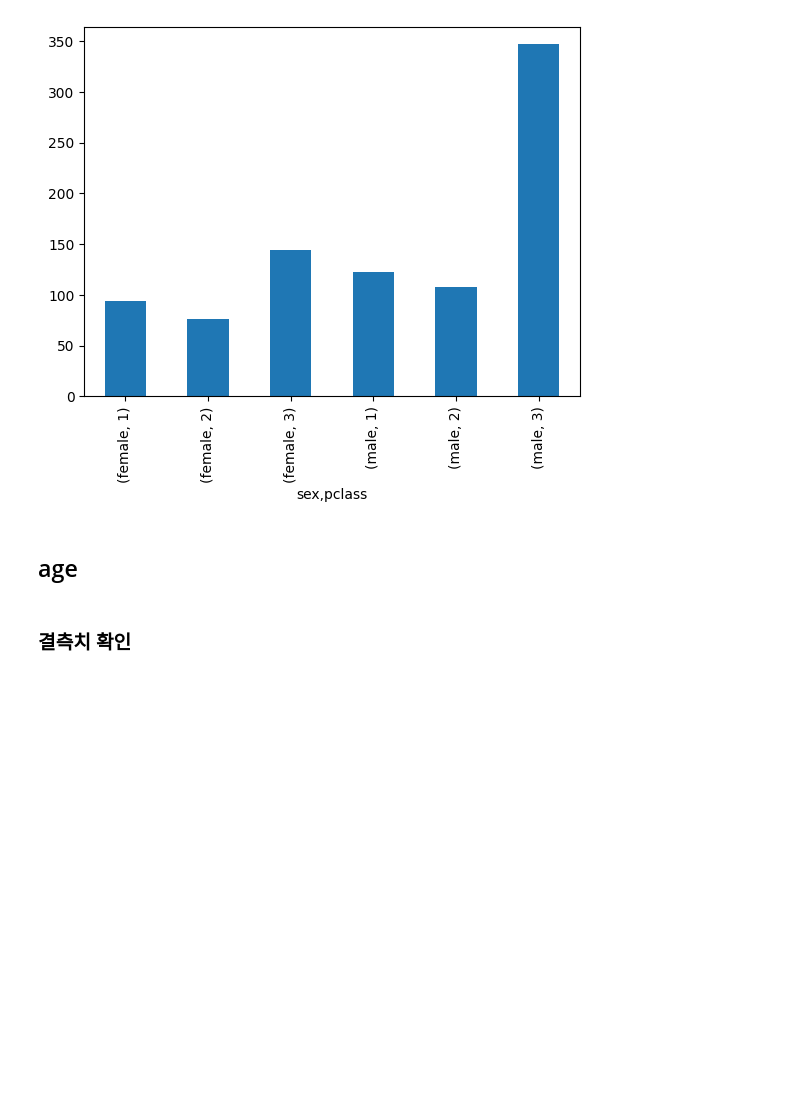
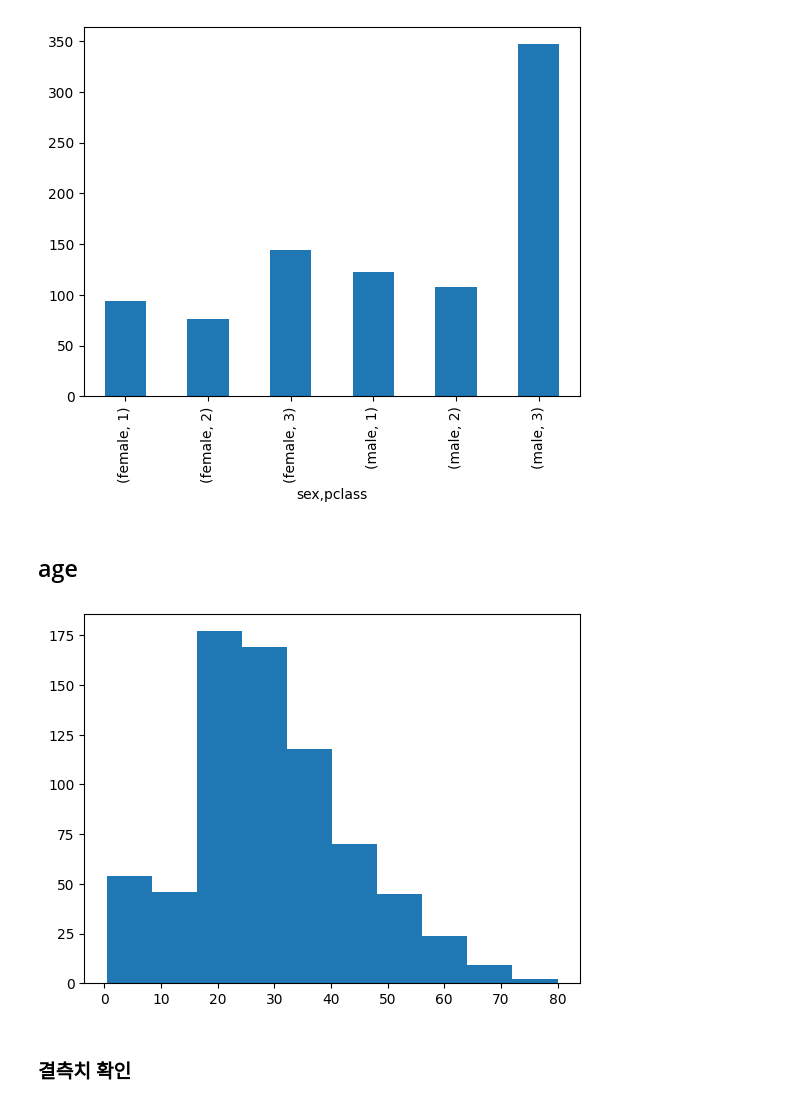
Before and after one commit to kkh1158/lecture, a Jupyter notebook: titanic/lec_titanic.ipynb, the cells around one changed output. Drawn from its saved outputs; the diff is of its cells as text; code cells hidden in the pictures; blank space fills up the shorter version.

```diff
--- a/titanic/lec01_titanic.ipynb
+++ b/titanic/lec_titanic.ipynb
@@ -564,6 +564,11 @@ plt.show()
 [figure]
 # %% [markdown]
 ## age
+# %%
+plt.hist(train['age'])
+plt.show()
+# %% [output]
+[figure, added]
 # %% [markdown]
 ### 결측치 확인
 # %%
```
Also changed, not shown: parts of 12 cells of this notebook, 3 other files.
